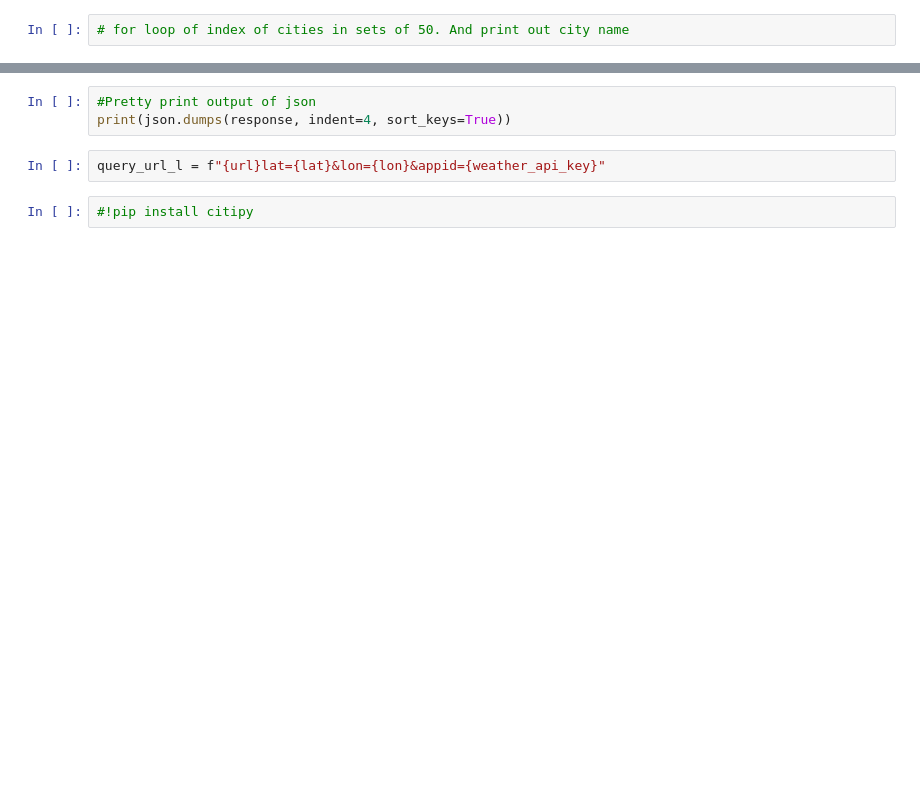
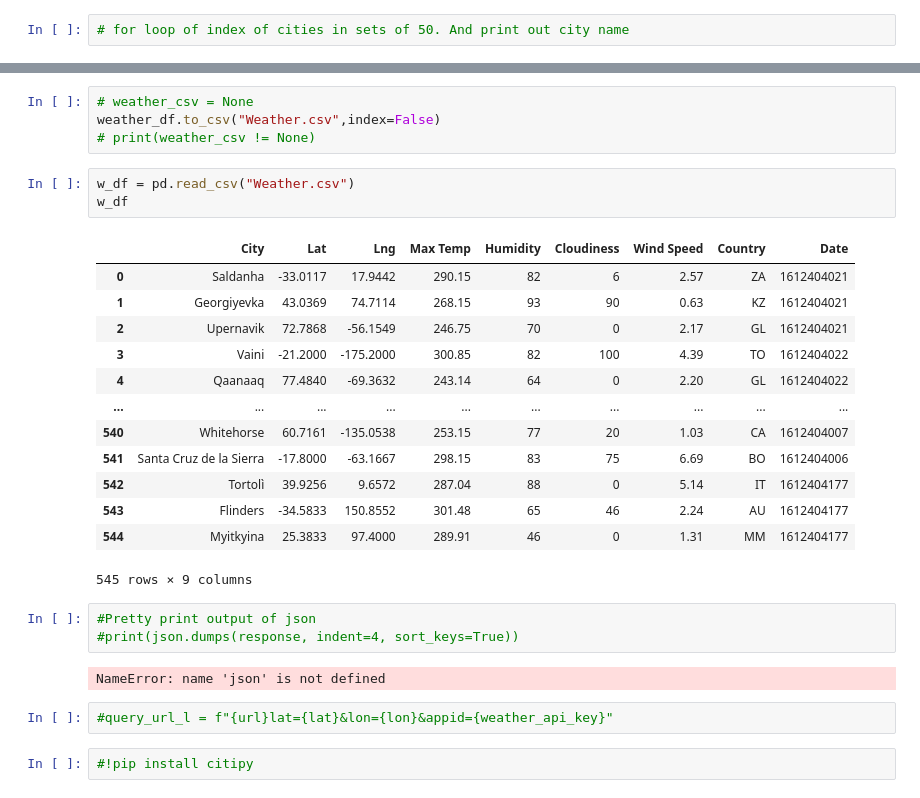
Before and after one commit to write42/python-api-challenge, a Jupyter notebook: WeatherPy/WeatherPy.ipynb, the cells around one changed output, grey strips where cells are left out. Drawn from its saved outputs; the diff is of its cells as text; blank space fills up the shorter version.

Commit message:
Made dataframe

```diff
--- a/WeatherPy/WeatherPy.ipynb
+++ b/WeatherPy/WeatherPy.ipynb
@@ -141,7 +141,30 @@ weather_df
+# %%
+# weather_csv = None
+weather_df.to_csv("Weather.csv",index=False)
+# print(weather_csv != None)
+# %%
+w_df = pd.read_csv("Weather.csv")
+w_df
+# %% [output]
+|  | City | Lat | Lng | Max Temp | Humidity | Cloudiness | Wind Speed | Country | Date |
+| 0 | Saldanha | -33.0117 | 17.9442 | 290.15 | 82 | 6 | 2.57 | ZA | 1612404021 |
+| 1 | Georgiyevka | 43.0369 | 74.7114 | 268.15 | 93 | 90 | 0.63 | KZ | 1612404021 |
+| 2 | Upernavik | 72.7868 | -56.1549 | 246.75 | 70 | 0 | 2.17 | GL | 1612404021 |
+| 3 | Vaini | -21.2000 | -175.2000 | 300.85 | 82 | 100 | 4.39 | TO | 1612404022 |
+| 4 | Qaanaaq | 77.4840 | -69.3632 | 243.14 | 64 | 0 | 2.20 | GL | 1612404022 |
+| ... | ... | ... | ... | ... | ... | ... | ... | ... | ... |
+| 540 | Whitehorse | 60.7161 | -135.0538 | 253.15 | 77 | 20 | 1.03 | CA | 1612404007 |
+| 541 | Santa Cruz de la Sierra | -17.8000 | -63.1667 | 298.15 | 83 | 75 | 6.69 | BO | 1612404006 |
+| 542 | Tortolì | 39.9256 | 9.6572 | 287.04 | 88 | 0 | 5.14 | IT | 1612404177 |
+| 543 | Flinders | -34.5833 | 150.8552 | 301.48 | 65 | 46 | 2.24 | AU | 1612404177 |
+| 544 | Myitkyina | 25.3833 | 97.4000 | 289.91 | 46 | 0 | 1.31 | MM | 1612404177 |
+545 rows × 9 columns
 # %%
 #Pretty print output of json
-print(json.dumps(response, indent=4, sort_keys=True))
+#print(json.dumps(response, indent=4, sort_keys=True))
+# %% [output]
+NameError: name 'json' is not defined
 # %%
-query_url_l = f"{url}lat={lat}&lon={lon}&appid={weather_api_key}"
+#query_url_l = f"{url}lat={lat}&lon={lon}&appid={weather_api_key}"
 # %%
 #!pip install citipy
```
Also changed, not shown: parts of 4 cells of this notebook, 1 other file.
